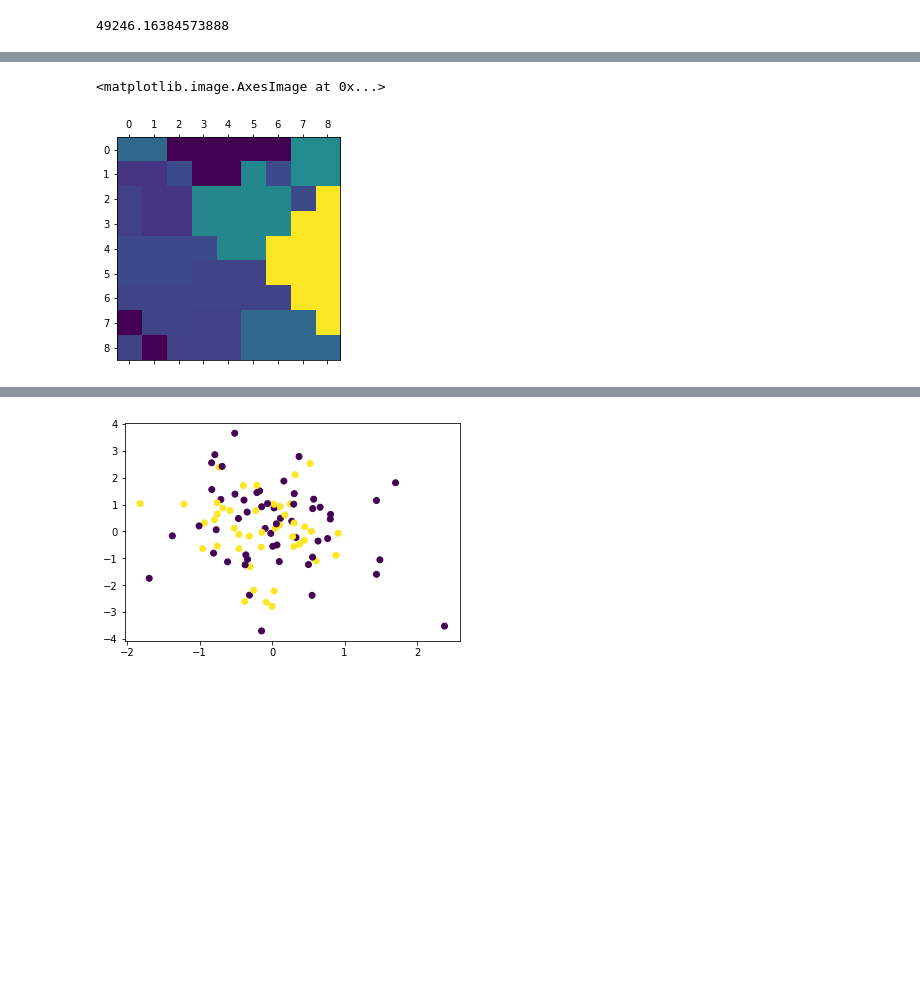
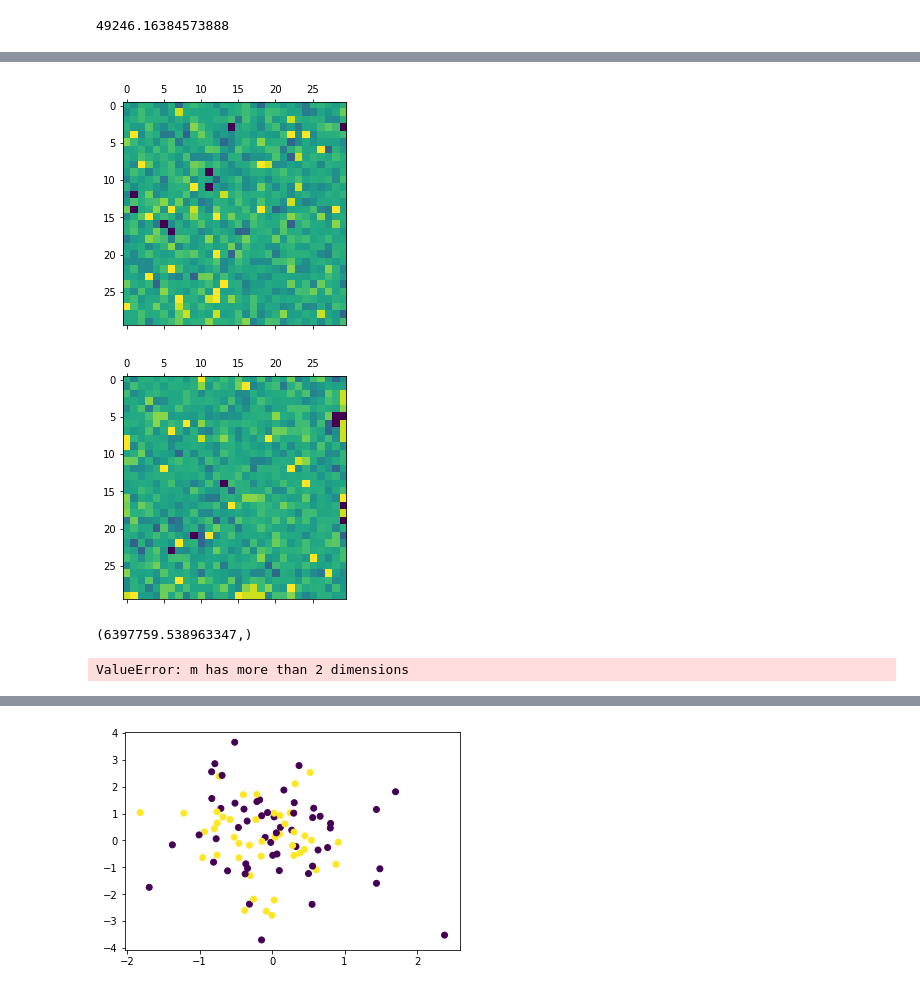
Before and after one commit to eleniel-mocna/Refined, a Jupyter notebook: main.ipynb, the cells around one changed output, grey strips where cells are left out. Cells and saved outputs as stored; diff of their text form; code cells hidden in the pictures; blank space fills up the shorter version.

```diff
--- a/main.ipynb
+++ b/main.ipynb
@@ -146,5 +151,24 @@ gen     nevals  avg     std     min     max
 # %%
-plt.matshow(samples[:,np.array(hof.items).reshape(SIDE_SIZE**2)][0].reshape((SIDE_SIZE,SIDE_SIZE)))
+# np.save("result.npy",np.array(hof.items) )
+i=2
+plt.matshow(samples[i].reshape((SIDE_SIZE,SIDE_SIZE)))
+plt.show()
+plt.matshow(samples[:,np.array(hof.items).reshape(SIDE_SIZE**2)][i].reshape((SIDE_SIZE,SIDE_SIZE)))
+plt.show()
 # %% [output]
-<matplotlib.image.AxesImage at 0x...>
-[figure, old version]
+[figure, new version]
+[figure, added]
+# %%
+fitness(o, dists, rows, columns)
+# %% [output]
+(6397759.538963347,)
+# %%
+o = np.load("result.npy")
+cm = np.corrcoef(samples[:,o].T)
+plt.matshow(cm)
+plt.show()
+cm = np.corrcoef(samples.T)
+plt.matshow(cm)
+plt.show()
+# %% [output]
+ValueError: m has more than 2 dimensions
```
Also changed, not shown: parts of 10 cells of this notebook.
